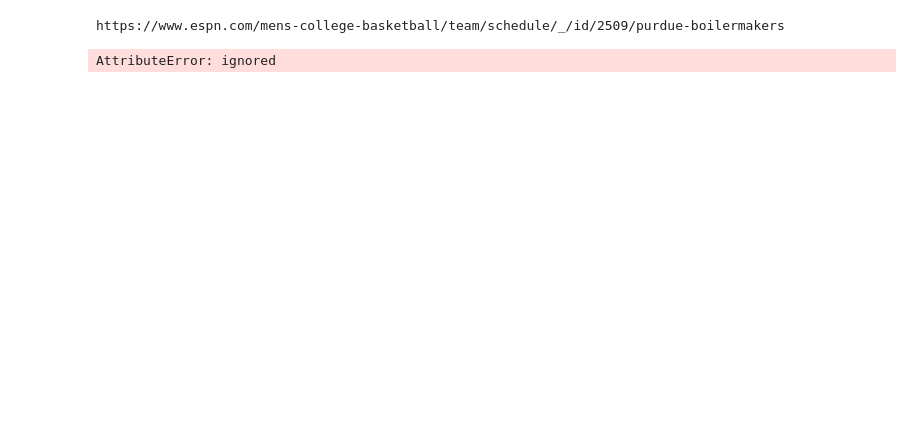
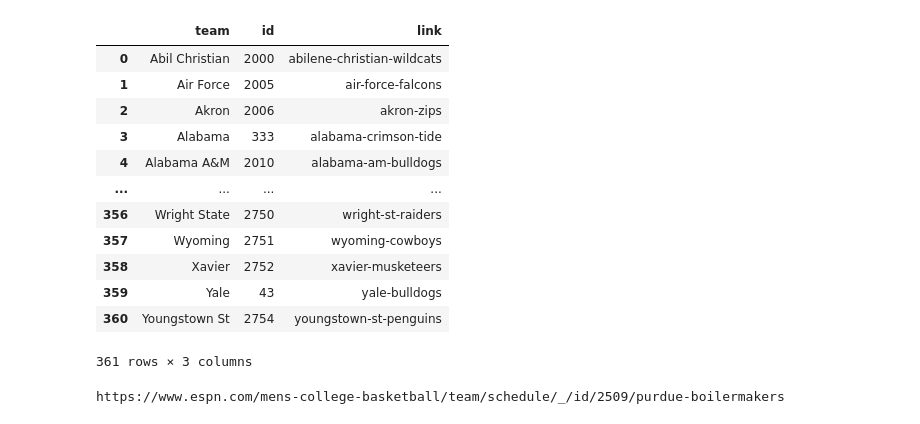
Before and after one commit to fmathews11/College_Basketball_Functions, a Jupyter notebook: Getting_Schedules.ipynb, the cells around one changed output. Drawn from its saved outputs; the diff is of its cells as text; code cells hidden in the pictures; blank space fills up the shorter version.

```diff
--- a/Getting_Schedules.ipynb
+++ b/Getting_Schedules.ipynb
@@ -35,5 +11,20 @@ Requirement already satisfied: PhantomJS in /usr/local/lib/python3.7/dist-packag
 # %%
 ids = pd.read_csv('https://raw.githubusercontent.com/fmathews11/College_Basketball_Functions/main/ids.csv')
+ids
+# %% [output]
+|  | team | id | link |
+| 0 | Abil Christian | 2000 | abilene-christian-wildcats |
+| 1 | Air Force | 2005 | air-force-falcons |
+| 2 | Akron | 2006 | akron-zips |
+| 3 | Alabama | 333 | alabama-crimson-tide |
+| 4 | Alabama A&M | 2010 | alabama-am-bulldogs |
+| ... | ... | ... | ... |
+| 356 | Wright State | 2750 | wright-st-raiders |
+| 357 | Wyoming | 2751 | wyoming-cowboys |
+| 358 | Xavier | 2752 | xavier-musketeers |
+| 359 | Yale | 43 | yale-bulldogs |
+| 360 | Youngstown St | 2754 | youngstown-st-penguins |
+361 rows × 3 columns
 # %%
 current_season = '2021-22'
 season = current_season
@@ -47,11 +38,3 @@ if season == current_season:
   print(url)
 # %% [output]
 https://www.espn.com/mens-college-basketball/team/schedule/_/id/2509/purdue-boilermakers
-# %%
-driver = webdriver.PhantomJS()
-driver.get(my_url)
-p_element = driver.find_element_by_id(id_='intro-text')
-print(p_element.text)
-#https://stackoverflow.com/questions/14529849/python-scraping-javascript-using-selenium-and-beautiful-soup
-# %% [output]
-AttributeError: ignored
```
Also changed, not shown: parts of 5 cells of this notebook.
